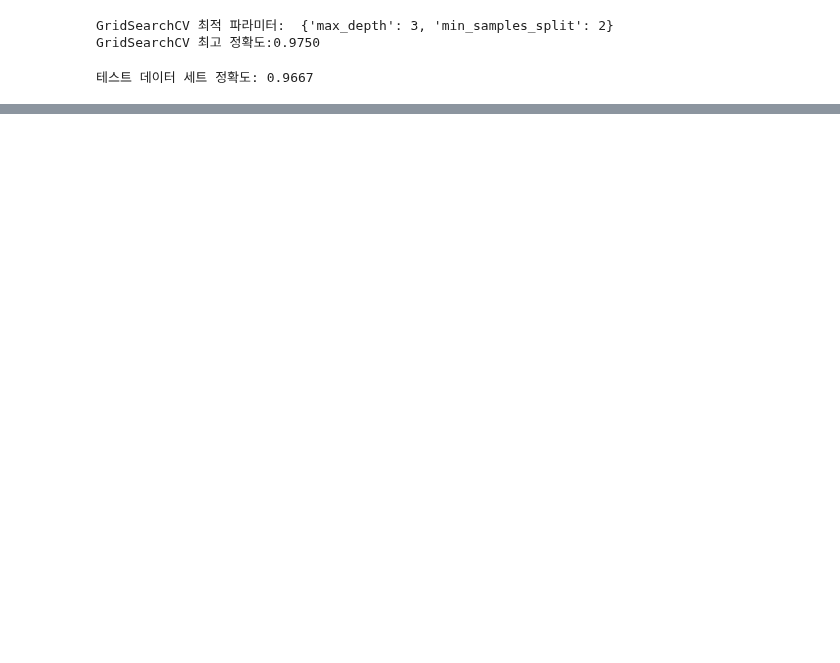
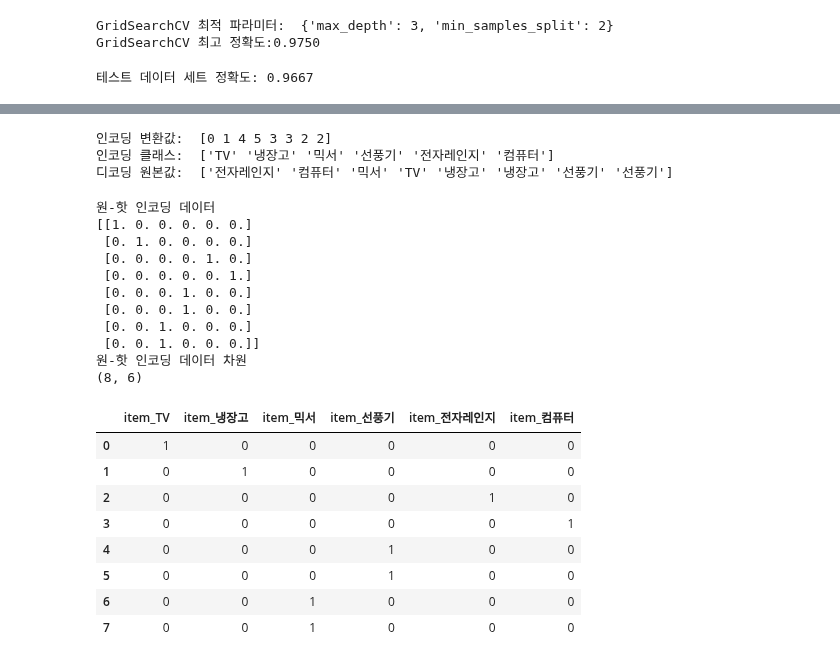
Before and after one commit to nyoons/ESAA, a Jupyter notebook: 2022_10_03_과제 파이썬 머신러닝 완벽가이드.ipynb, the cells around one changed output, grey strips where cells are left out. Cells and saved outputs as stored; diff of their text form; code cells hidden in the pictures; blank space fills up the shorter version.

```diff
--- a/2022_10_03_과제 파이썬 머신러닝 완벽가이드.ipynb
+++ b/2022_10_03_과제 파이썬 머신러닝 완벽가이드.ipynb
@@ -475,0 +474,70 @@ print('테스트 데이터 세트 정확도: {0:.4f}'.format(accuracy_score(y_te
+# %%
+#레이블 인코딩
+from sklearn.preprocessing import LabelEncoder
+
+items=['TV', '냉장고', '전자레인지', '컴퓨터', '선풍기', '선풍기', '믹서', '믹서']
+
+#LabelEncoderㄹㄹ 객체로 생성한 후, fit(), transform()으로 레이블 인코딩 수행
+encoder=LabelEncoder()
+encoder.fit(items)
+labels=encoder.transform(items)
+print('인코딩 변환값: ', labels)
+
+#만약 데이터가 크다면 이렇게 확인
+print('인코딩 클래스: ', encoder.classes_)
+
+#디코딩 해
+print('디코딩 원본값: ', encoder.inverse_transform([4,5,2,0,1,1,3,3]))
+# %% [output]
+인코딩 변환값:  [0 1 4 5 3 3 2 2]
+인코딩 클래스:  ['TV' '냉장고' '믹서' '선풍기' '전자레인지' '컴퓨터']
+디코딩 원본값:  ['전자레인지' '컴퓨터' '믹서' 'TV' '냉장고' '냉장고' '선풍기' '선풍기']
+# %%
+#원-핫 인코딩
+from sklearn.preprocessing import OneHotEncoder
+import numpy as np
+
+items=['TV', '냉장고', '전자레인지', '컴퓨터', '선풍기', '선풍기', '믹서', '믹서']
+
+#먼저 숫자 값으로 변환을 위해 LabelEncoder로 변환
+encoder=LabelEncoder()
+encoder.fit(items)
+labels=encoder.transform(items)
+#2차원 데이터로 변환
+labels=labels.reshape(-1, 1)
+
+#원-핫 인코딩 적용
+oh_encoder=OneHotEncoder()
+oh_encoder.fit(labels)
+oh_labels=oh_encoder.transform(labels)
+print('원-핫 인코딩 데이터')
+print(oh_labels.toarray())
+print('원-핫 인코딩 데이터 차원')
+print(oh_labels.shape)
+
+#판다스로 변환 없이 더 쉽게
+import pandas as pd
+
+df=pd.DataFrame({'item':['TV', '냉장고', '전자레인지', '컴퓨터', '선풍기', '선풍기', '믹서', '믹서']})
+pd.get_dummies(df)
+# %% [output]
+원-핫 인코딩 데이터
+[[1. 0. 0. 0. 0. 0.]
+ [0. 1. 0. 0. 0. 0.]
+ [0. 0. 0. 0. 1. 0.]
+ [0. 0. 0. 0. 0. 1.]
+ [0. 0. 0. 1. 0. 0.]
+ [0. 0. 0. 1. 0. 0.]
+ [0. 0. 1. 0. 0. 0.]
+ [0. 0. 1. 0. 0. 0.]]
+원-핫 인코딩 데이터 차원
+(8, 6)
+|  | item_TV | item_냉장고 | item_믹서 | item_선풍기 | item_전자레인지 | item_컴퓨터 |
+| 0 | 1 | 0 | 0 | 0 | 0 | 0 |
+| 1 | 0 | 1 | 0 | 0 | 0 | 0 |
+| 2 | 0 | 0 | 0 | 0 | 1 | 0 |
+| 3 | 0 | 0 | 0 | 0 | 0 | 1 |
+| 4 | 0 | 0 | 0 | 1 | 0 | 0 |
+| 5 | 0 | 0 | 0 | 1 | 0 | 0 |
+| 6 | 0 | 0 | 1 | 0 | 0 | 0 |
+| 7 | 0 | 0 | 1 | 0 | 0 | 0 |
```
Also changed, not shown: parts of 12 cells of this notebook.
